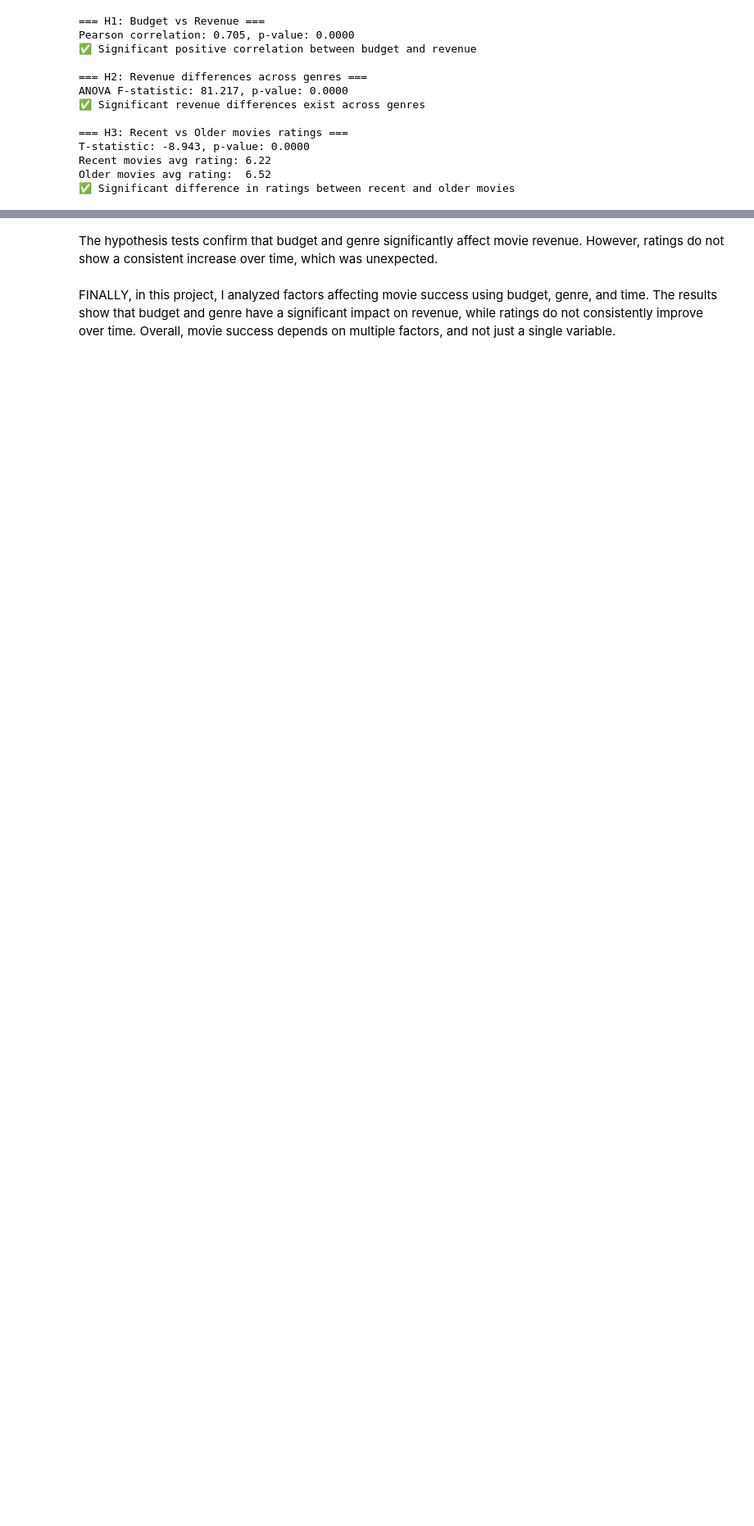
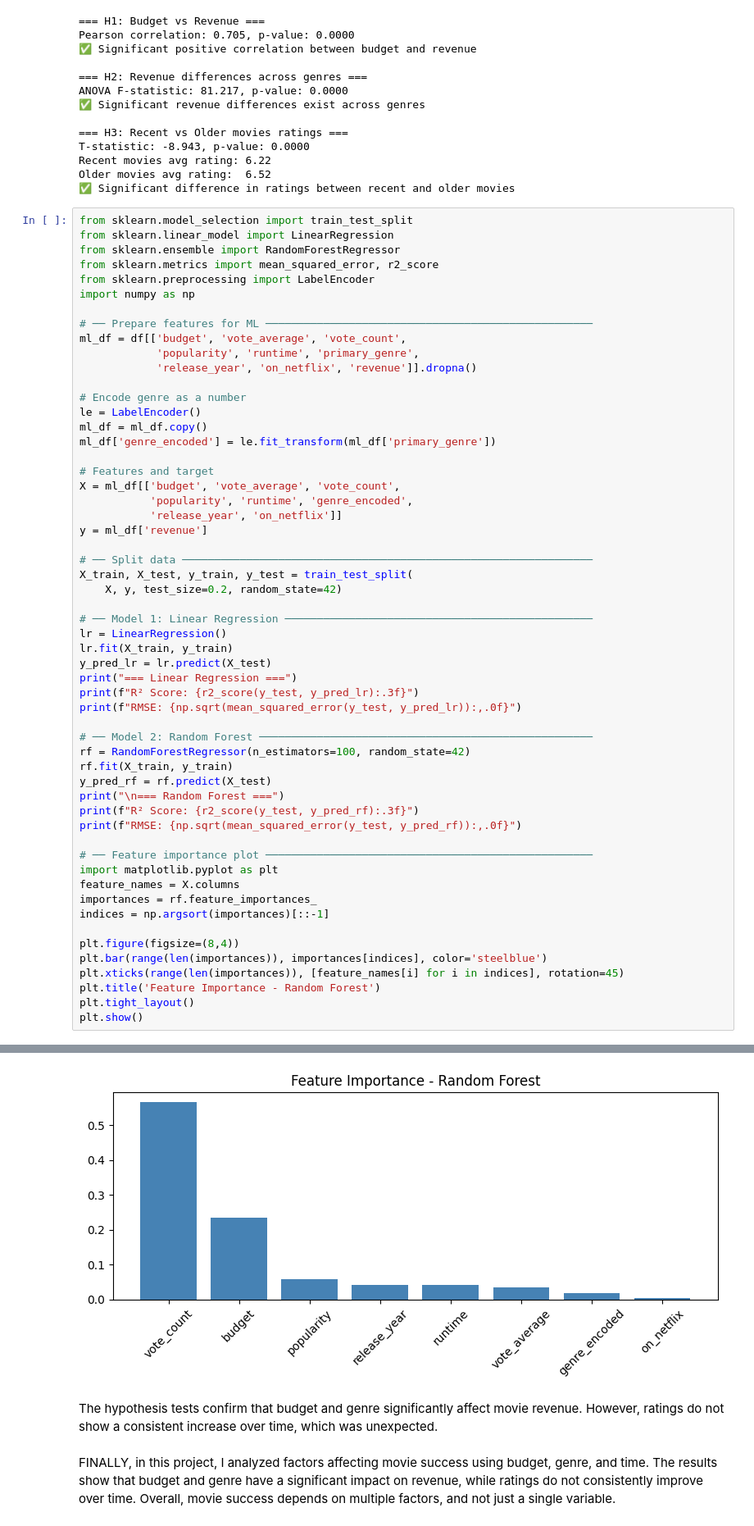
Before and after one commit to snazrei/DSA210-Project, a Jupyter notebook: analysis.ipynb, the cells around one changed output, grey strips where cells are left out. Shown at 82% size. Drawn from its saved outputs; the diff is of its cells as text; blank space fills up the shorter version.

Commit message:
Add ML models

```diff
--- a/analysis.ipynb
+++ b/analysis.ipynb
@@ -187,3 +187,60 @@ T-statistic: -8.943, p-value: 0.0000
 Recent movies avg rating: 6.22
 Older movies avg rating:  6.52
 ✅ Significant difference in ratings between recent and older movies
+# %%
+from sklearn.model_selection import train_test_split
+from sklearn.linear_model import LinearRegression
+from sklearn.ensemble import RandomForestRegressor
+from sklearn.metrics import mean_squared_error, r2_score
+from sklearn.preprocessing import LabelEncoder
+import numpy as np
+
+# ── Prepare features for ML ───────────────────────────────────────────────────
+ml_df = df[['budget', 'vote_average', 'vote_count',
+            'popularity', 'runtime', 'primary_genre',
+            'release_year', 'on_netflix', 'revenue']].dropna()
+
+# Encode genre as a number
+le = LabelEncoder()
+ml_df = ml_df.copy()
+ml_df['genre_encoded'] = le.fit_transform(ml_df['primary_genre'])
+
+# Features and target
+X = ml_df[['budget', 'vote_average', 'vote_count',
+           'popularity', 'runtime', 'genre_encoded',
+           'release_year', 'on_netflix']]
+y = ml_df['revenue']
+
+# ── Split data ────────────────────────────────────────────────────────────────
+X_train, X_test, y_train, y_test = train_test_split(
+    X, y, test_size=0.2, random_state=42)
+
+# ── Model 1: Linear Regression ────────────────────────────────────────────────
+lr = LinearRegression()
+lr.fit(X_train, y_train)
+y_pred_lr = lr.predict(X_test)
+print("=== Linear Regression ===")
+print(f"R² Score: {r2_score(y_test, y_pred_lr):.3f}")
+print(f"RMSE: {np.sqrt(mean_squared_error(y_test, y_pred_lr)):,.0f}")
+
+# ── Model 2: Random Forest ────────────────────────────────────────────────────
+rf = RandomForestRegressor(n_estimators=100, random_state=42)
+rf.fit(X_train, y_train)
+y_pred_rf = rf.predict(X_test)
+print("\n=== Random Forest ===")
+print(f"R² Score: {r2_score(y_test, y_pred_rf):.3f}")
+print(f"RMSE: {np.sqrt(mean_squared_error(y_test, y_pred_rf)):,.0f}")
+
+# ── Feature importance plot ───────────────────────────────────────────────────
+import matplotlib.pyplot as plt
+feature_names = X.columns
+importances = rf.feature_importances_
+indices = np.argsort(importances)[::-1]
+
+plt.figure(figsize=(8,4))
+plt.bar(range(len(importances)), importances[indices], color='steelblue')
+plt.xticks(range(len(importances)), [feature_names[i] for i in indices], rotation=45)
+plt.title('Feature Importance - Random Forest')
+plt.tight_layout()
+plt.show()
+# %% [output]
@@ -190,3 +254,4 @@ Older movies avg rating:  6.52
+[figure, added]
 # %% [markdown]
 The hypothesis tests confirm that budget and genre significantly affect movie revenue.
 However, ratings do not show a consistent increase over time, which was unexpected.
```
Also changed, not shown: parts of 3 cells of this notebook.
